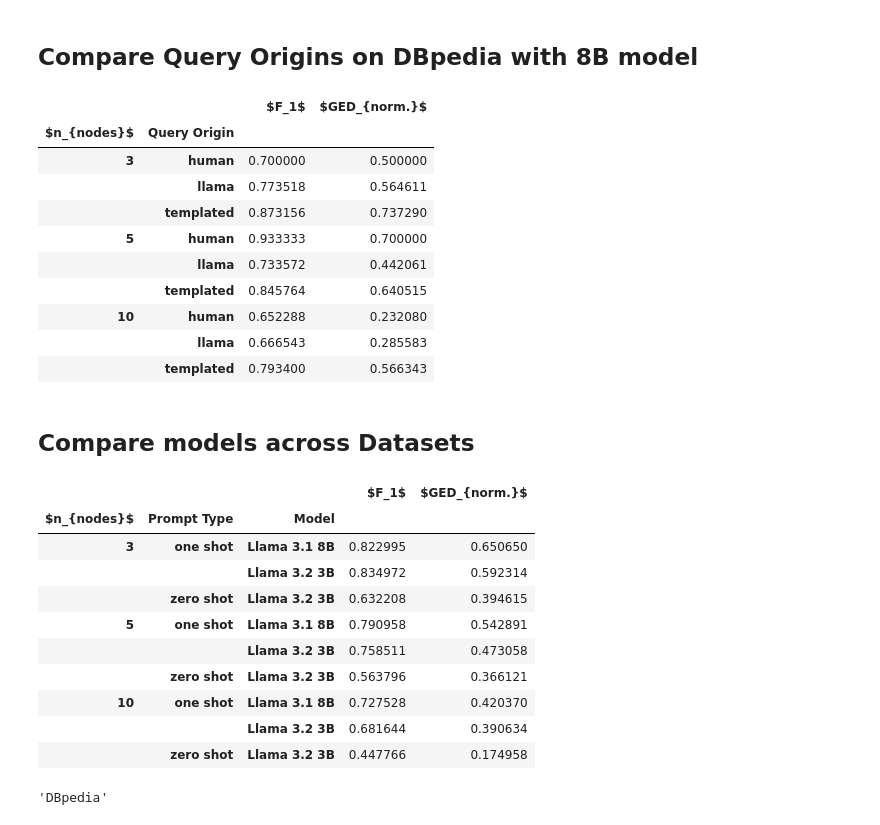
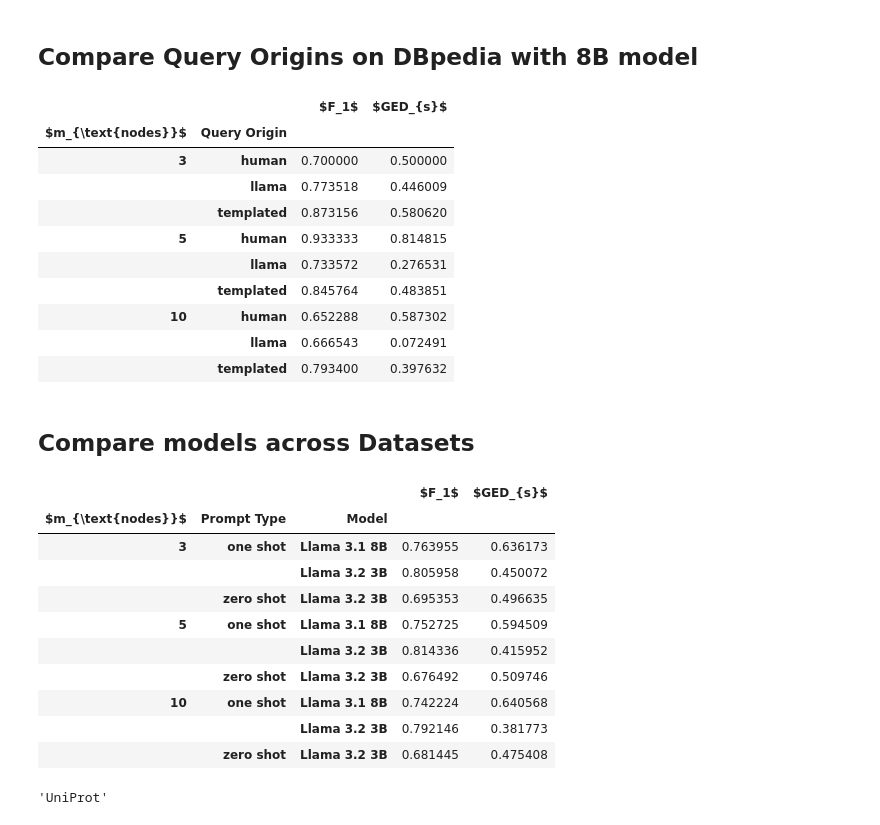
Before and after one commit to hereditary-eu/OnSET, a Jupyter notebook: exploration/querying/result-parse.ipynb, the cells around one changed output. Cells and saved outputs as stored; diff of their text form; code cells hidden in the pictures.

Commit message:
query results

```diff
--- a/exploration/querying/result-parse.ipynb
+++ b/exploration/querying/result-parse.ipynb
@@ -123,7 +164,7 @@ counts
 # %%
 column_map = {
     "f1_score": "$F_1$",
-    "edit_distance": "$GED_{s}$",
+    "normed_ged": "$GED_{s}$",
     "prompt_type": "Prompt Type",
     "model": "Model",
     "n_nodes": "$m_{\\text{nodes}}$",
@@ -136,7 +177,7 @@ query_gen_compare = df_clean[
     df_clean["model"].str.contains("8B") & df_clean["cfg_name"].str.contains("DBpedia") & df_clean["prompt_type"].str.contains("one shot")
 ]
 grouped_query_gen_compare = query_gen_compare.groupby(["n_nodes", "generator"])[
-    ["f1_score", "edit_distance"]
+    ["f1_score", "normed_ged"]
 ].mean()
 grouped_query_gen_compare = grouped_query_gen_compare.rename(
     columns=column_map
@@ -151,54 +192,54 @@ with open("tables/compare_gen_query.tex", "w") as f:
     )
 grouped_query_gen_compare
 # %% [output]
-|  |  | $F_1$ | $GED_{norm.}$ |
-| $n_{nodes}$ | Query Origin |  |  |
+|  |  | $F_1$ | $GED_{s}$ |
+| $m_{\text{nodes}}$ | Query Origin |  |  |
 | 3 | human | 0.700000 | 0.500000 |
-|  | llama | 0.773518 | 0.564611 |
-|  | templated | 0.873156 | 0.737290 |
-| 5 | human | 0.933333 | 0.700000 |
-|  | llama | 0.733572 | 0.442061 |
-|  | templated | 0.845764 | 0.640515 |
-| 10 | human | 0.652288 | 0.232080 |
-|  | llama | 0.666543 | 0.285583 |
-|  | templated | 0.793400 | 0.566343 |
+|  | llama | 0.773518 | 0.446009 |
+|  | templated | 0.873156 | 0.580620 |
+| 5 | human | 0.933333 | 0.814815 |
+|  | llama | 0.733572 | 0.276531 |
+|  | templated | 0.845764 | 0.483851 |
+| 10 | human | 0.652288 | 0.587302 |
+|  | llama | 0.666543 | 0.072491 |
+|  | templated | 0.793400 | 0.397632 |
 # %% [markdown]
 ## Compare models across Datasets
 # %%
-datasets = ["DBpedia"]  # , "UniProt"]
+datasets = ["DBpedia", "UniProt"]
 for dataset in datasets:
     model_compare = df_clean[df_clean["cfg_name"].str.strip() == dataset]
     grouped_model_compare = model_compare.groupby(["n_nodes", "prompt_type", "model"])[
-        ["f1_score", "edit_distance"]
+        ["f1_score", "normed_ged"]
     ].mean()
     grouped_model_compare = grouped_model_compare.rename(
         columns=column_map
     ).rename_axis([column_map["n_nodes"], column_map["prompt_type"], column_map["model"]], axis=0)
     with open(f"tables/compare_model_{dataset}.tex", "w") as f:
         f.write(
             grouped_model_compare.to_latex(
                 float_format="%.2f",
                 caption=f"Comparison of models for {dataset}",
                 label=f"tab:compare_model_{dataset}",
             )
         )
 grouped_model_compare
 # %% [output]
-|  |  |  | $F_1$ | $GED_{norm.}$ |
-| $n_{nodes}$ | Prompt Type | Model |  |  |
-| 3 | one shot | Llama 3.1 8B | 0.822995 | 0.650650 |
-|  |  | Llama 3.2 3B | 0.834972 | 0.592314 |
-|  | zero shot | Llama 3.2 3B | 0.632208 | 0.394615 |
-| 5 | one shot | Llama 3.1 8B | 0.790958 | 0.542891 |
-|  |  | Llama 3.2 3B | 0.758511 | 0.473058 |
-|  | zero shot | Llama 3.2 3B | 0.563796 | 0.366121 |
-| 10 | one shot | Llama 3.1 8B | 0.727528 | 0.420370 |
-|  |  | Llama 3.2 3B | 0.681644 | 0.390634 |
-|  | zero shot | Llama 3.2 3B | 0.447766 | 0.174958 |
+|  |  |  | $F_1$ | $GED_{s}$ |
+| $m_{\text{nodes}}$ | Prompt Type | Model |  |  |
+| 3 | one shot | Llama 3.1 8B | 0.763955 | 0.636173 |
+|  |  | Llama 3.2 3B | 0.805958 | 0.450072 |
+|  | zero shot | Llama 3.2 3B | 0.695353 | 0.496635 |
+| 5 | one shot | Llama 3.1 8B | 0.752725 | 0.594509 |
+|  |  | Llama 3.2 3B | 0.814336 | 0.415952 |
+|  | zero shot | Llama 3.2 3B | 0.676492 | 0.509746 |
+| 10 | one shot | Llama 3.1 8B | 0.742224 | 0.640568 |
+|  |  | Llama 3.2 3B | 0.792146 | 0.381773 |
+|  | zero shot | Llama 3.2 3B | 0.681445 | 0.475408 |
 # %%
 dataset
 # %% [output]
-'DBpedia'
+'UniProt'
 # %%
 df_clean["cfg_name"].str.strip() == "DBpedia"
 # %% [output]
```
Also changed, not shown: parts of 12 cells of this notebook, 13 other files.
